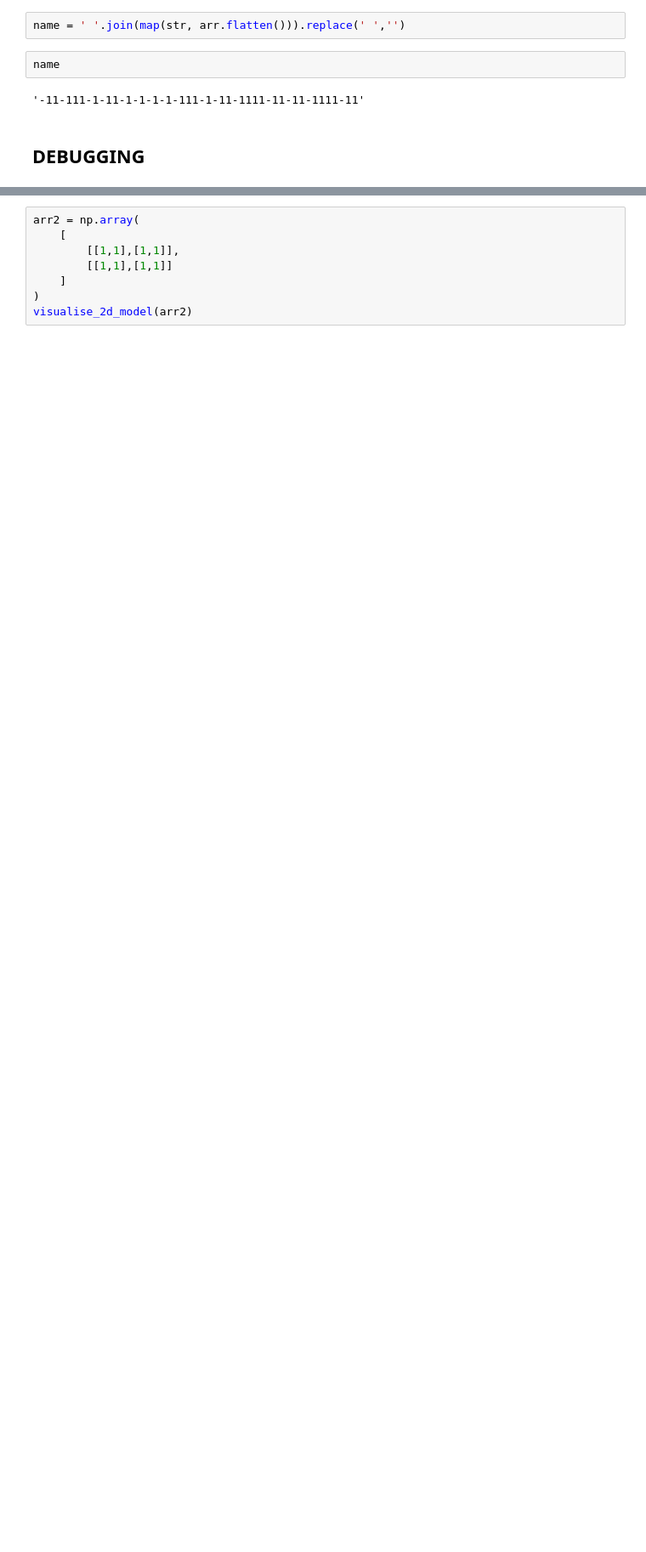
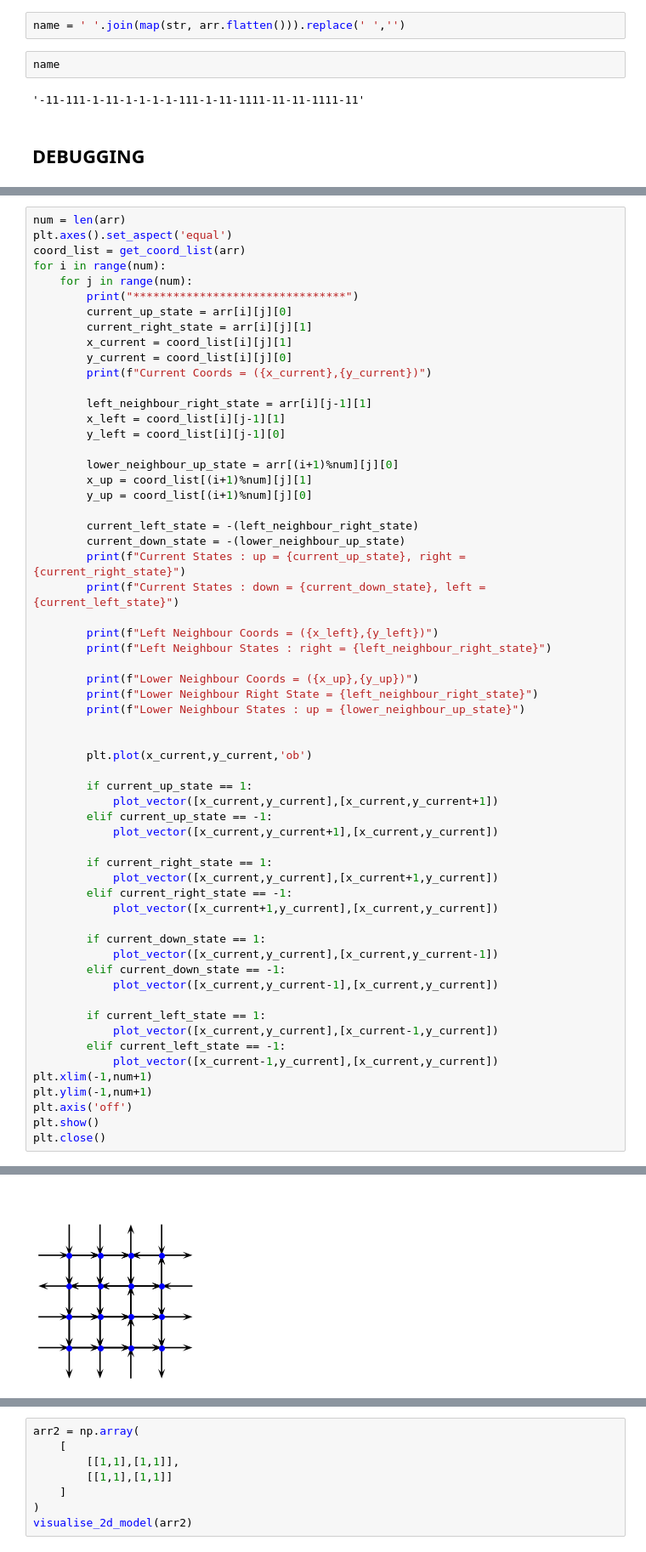
Before and after one commit to sidchaini/ColdAsIce, a Jupyter notebook: ColdAsIce.ipynb, the cells around one changed output, grey strips where cells are left out. Shown: that part at 85% size. Drawn from its saved outputs; the diff is of its cells as text; blank space fills up the shorter version.

```diff
--- a/ColdAsIce.ipynb
+++ b/ColdAsIce.ipynb
@@ -224,0 +242,61 @@ Completed in 3 iterations.
+# %%
+num = len(arr)
+plt.axes().set_aspect('equal')
+coord_list = get_coord_list(arr)
+for i in range(num):
+    for j in range(num):
+        print("********************************")
+        current_up_state = arr[i][j][0]
+        current_right_state = arr[i][j][1]
+        x_current = coord_list[i][j][1]
+        y_current = coord_list[i][j][0]
+        print(f"Current Coords = ({x_current},{y_current})")
+
+        left_neighbour_right_state = arr[i][j-1][1]
+        x_left = coord_list[i][j-1][1]
+        y_left = coord_list[i][j-1][0]
+
+        lower_neighbour_up_state = arr[(i+1)%num][j][0]
+        x_up = coord_list[(i+1)%num][j][1]
+        y_up = coord_list[(i+1)%num][j][0]
+
+        current_left_state = -(left_neighbour_right_state)
+        current_down_state = -(lower_neighbour_up_state)
+        print(f"Current States : up = {current_up_state}, right = {current_right_state}")
+        print(f"Current States : down = {current_down_state}, left = {current_left_state}")
+
+        print(f"Left Neighbour Coords = ({x_left},{y_left})")
+        print(f"Left Neighbour States : right = {left_neighbour_right_state}")
+
+        print(f"Lower Neighbour Coords = ({x_up},{y_up})")
+        print(f"Lower Neighbour Right State = {left_neighbour_right_state}")
+        print(f"Lower Neighbour States : up = {lower_neighbour_up_state}")
+
+
+        plt.plot(x_current,y_current,'ob')
+
+        if current_up_state == 1:
+            plot_vector([x_current,y_current],[x_current,y_current+1])
+        elif current_up_state == -1:
+            plot_vector([x_current,y_current+1],[x_current,y_current])
+
+        if current_right_state == 1:
+            plot_vector([x_current,y_current],[x_current+1,y_current])
+        elif current_right_state == -1:
+            plot_vector([x_current+1,y_current],[x_current,y_current])
+
+        if current_down_state == 1:
+            plot_vector([x_current,y_current],[x_current,y_current-1])
+        elif current_down_state == -1:
+            plot_vector([x_current,y_current-1],[x_current,y_current])
+
+        if current_left_state == 1:
+            plot_vector([x_current,y_current],[x_current-1,y_current])
+        elif current_left_state == -1:
+            plot_vector([x_current-1,y_current],[x_current,y_current])
+plt.xlim(-1,num+1)
+plt.ylim(-1,num+1)
+plt.axis('off')
+plt.show()
+plt.close()
+# %% [output]
@@ -224,0 +320 @@ Completed in 3 iterations.
+[figure, added]
```
Also changed, not shown: parts of 6 cells of this notebook.
